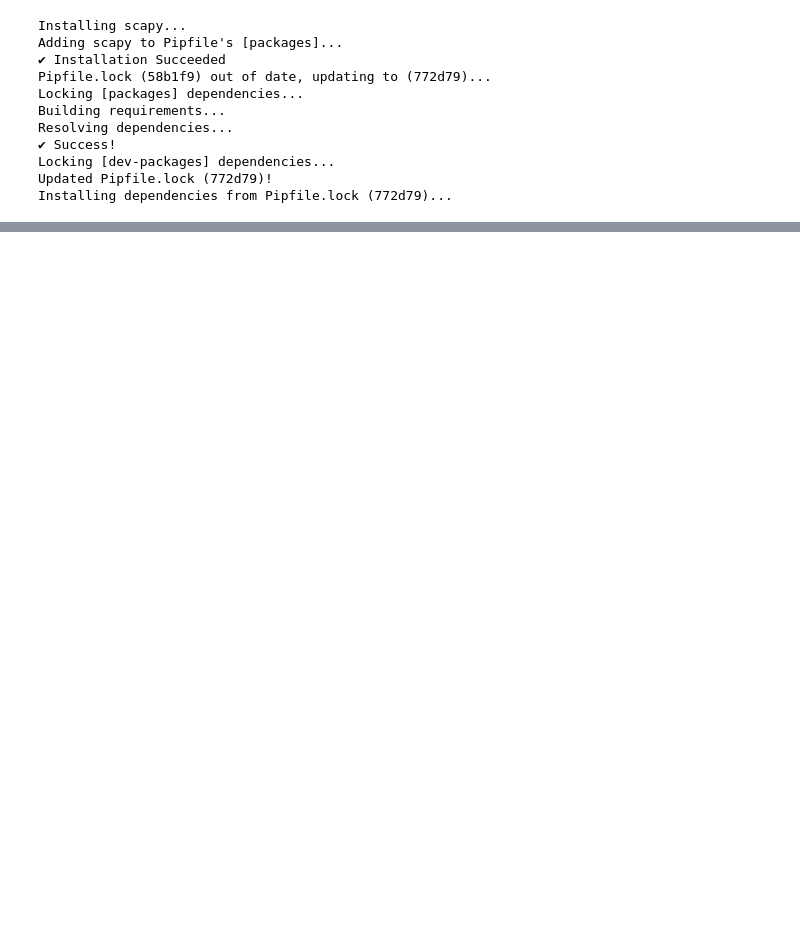
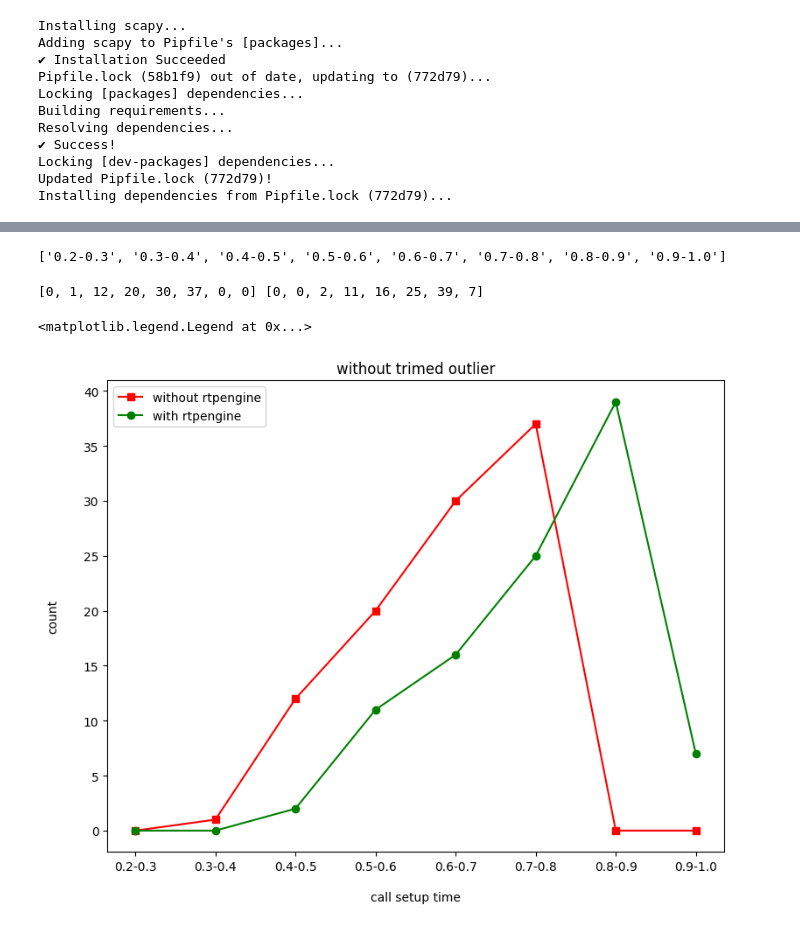
Before and after one commit to NCNU-Project/K8s-VoIP-testing, a Jupyter notebook: parse_folw/parse sip.ipynb, the cells around one changed output, grey strips where cells are left out. Cells and saved outputs as stored; diff of their text form; code cells hidden in the pictures; blank space fills up the shorter version.

```diff
--- a/parse_folw/parse sip.ipynb
+++ b/parse_folw/parse sip.ipynb
@@ -15,8 +15,11 @@ Installing dependencies from Pipfile.lock (772d79)...
 # %%
 from scapy.all import *
 #load the pcap
-BENCH_NO_MEDIA_RELAY="bench_without_rtpengine.pcap"
-BENCH_WITH_MEDIA_RELAY="bench_with_rtpengine.pcap"
+# BENCH_NO_MEDIA_RELAY="bench_without_rtpengine.pcap"
+# BENCH_WITH_MEDIA_RELAY="bench_with_rtpengine.pcap"
+
+BENCH_NO_MEDIA_RELAY="/home/efficacy38/without_rtpengine_1.pcap"
+BENCH_WITH_MEDIA_RELAY="/home/efficacy38/with_rtpengine_1.pcap"
 without_rtpengine_pcap = rdpcap(BENCH_NO_MEDIA_RELAY)
 with_rtpengine_pcap = rdpcap(BENCH_WITH_MEDIA_RELAY)
 # %%
@@ -33,11 +36,12 @@ def generate_report(pkts):
     for call_id, start_time in call_start_time.items():
         for pkt in pkts:
             raw_pkt = str(raw(pkt))
-            if '200 Ok' in raw_pkt and call_id in raw_pkt:
+            if '200 Ok' in raw_pkt and call_id in raw_pkt and 'CSeq: 20' in raw_pkt:
                 call_established_time[call_id] = pkt.time - call_start_time[call_id]
 
+    candidate = sorted(call_established_time.values())[20:80]
     tmp = 0
-    for time in call_established_time.values():
+    for time in candidate:
         tmp += time
     print(tmp / len(call_established_time))
     return call_established_time
@@ -56,0 +77,56 @@ len(without_rtpengine_report)
+# %%
+TIME_START=2
+TIME_END=10
+eps = 1e-5
+
+time_range = ['{:.1f}-{:.1f}'.format(i/10 + eps, (i+1) / 10 + eps) for i in range(TIME_START, TIME_END)]
+print(time_range)
+def summary(vals):
+    tmp = [0 for i in range(TIME_START, TIME_END)]
+    for i in range(TIME_START, TIME_END):
+        for val in vals:
+            val *= 10
+            if val > i and val <= i+1:
+                tmp[i - 2]+=1
+    return tmp
+
+summary_without_rtpengine = summary(without_rtpengine_report.values())
+summary_with_rtpengine = summary(with_rtpengine_report.values())
+
+trim_summary_without_rtpengine = summary(list(without_rtpengine_report.values())[20:80])
+trim_summary_with_rtpengine = summary(list(with_rtpengine_report.values())[20:80])
+# %% [output]
+['0.2-0.3', '0.3-0.4', '0.4-0.5', '0.5-0.6', '0.6-0.7', '0.7-0.8', '0.8-0.9', '0.9-1.0']
+# %%
+print(summary_without_rtpengine, summary_with_rtpengine)
+# %% [output]
+[0, 1, 12, 20, 30, 37, 0, 0] [0, 0, 2, 11, 16, 25, 39, 7]
+# %%
+import matplotlib.pyplot as plt
+plt.figure(figsize=(20,7))
+
+plt.subplot(1,2,1)
+plt.plot(time_range,summary_without_rtpengine,'s-',color = 'r', label="without rtpengine")
+plt.plot(time_range,summary_with_rtpengine,'o-',color = 'g', label="with rtpengine")
+
+plt.title("without trimed outlier")
+# 標示x軸(labelpad代表與圖片的距離)
+plt.xlabel("call setup time", labelpad = 15)
+# 標示y軸(labelpad代表與圖片的距離)
+plt.ylabel("count", labelpad = 20)
+plt.legend(loc = "best")
+
+
+# plt.subplot(1,2,2)
+# plt.plot(time_range,trim_summary_without_rtpengine,'s-',color = 'r', label="without rtpengine")
+# plt.plot(time_range,trim_summary_with_rtpengine,'o-',color = 'g', label="with rtpengine")
+
+# plt.title("trimed outlier")
+# # 標示x軸(labelpad代表與圖片的距離)
+# plt.xlabel("call setup time", labelpad = 15)
+# # 標示y軸(labelpad代表與圖片的距離)
+# plt.ylabel("count", labelpad = 20)
+# plt.legend(loc = "best")
+# %% [output]
+<matplotlib.legend.Legend at 0x...>
+[figure, added]
```
Also changed, not shown: parts of 4 cells of this notebook, 7 other files.
